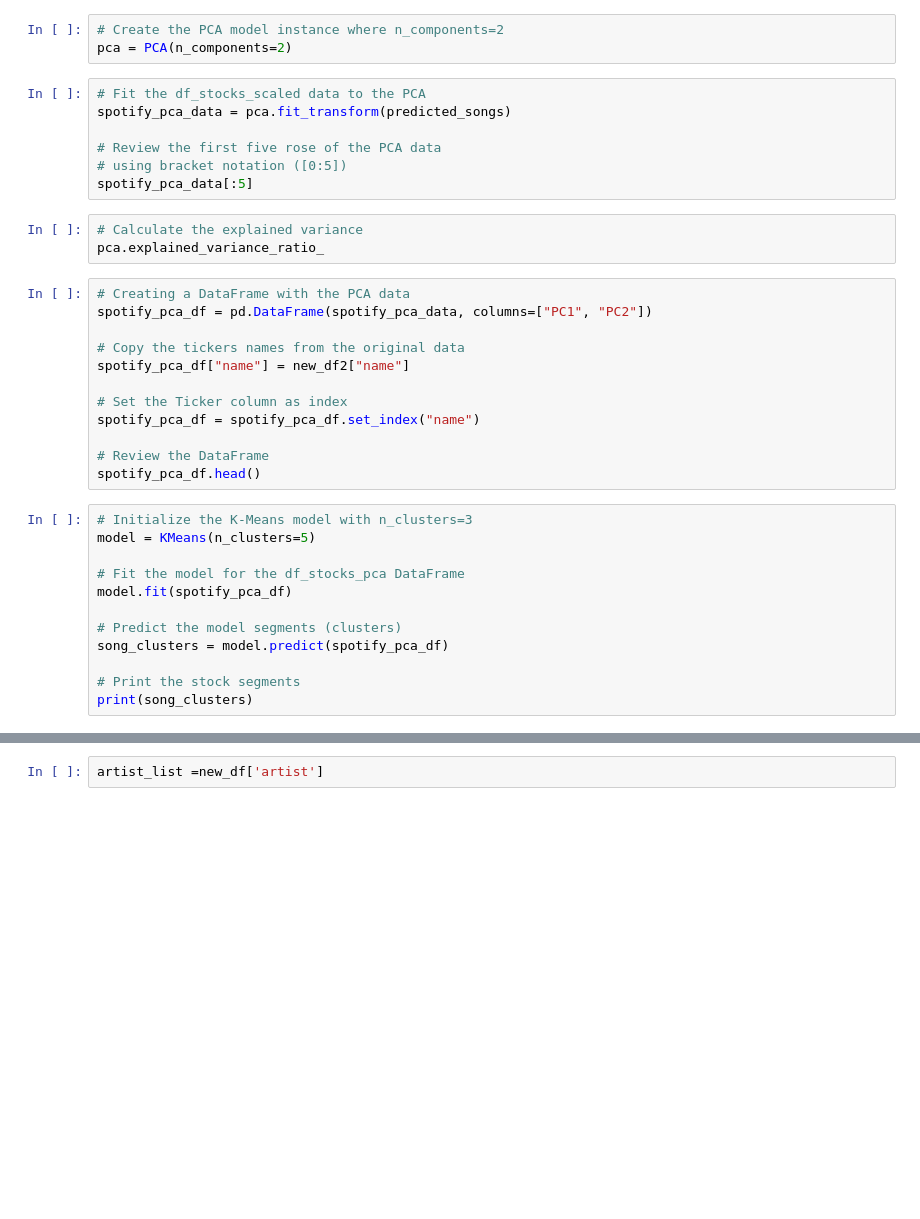
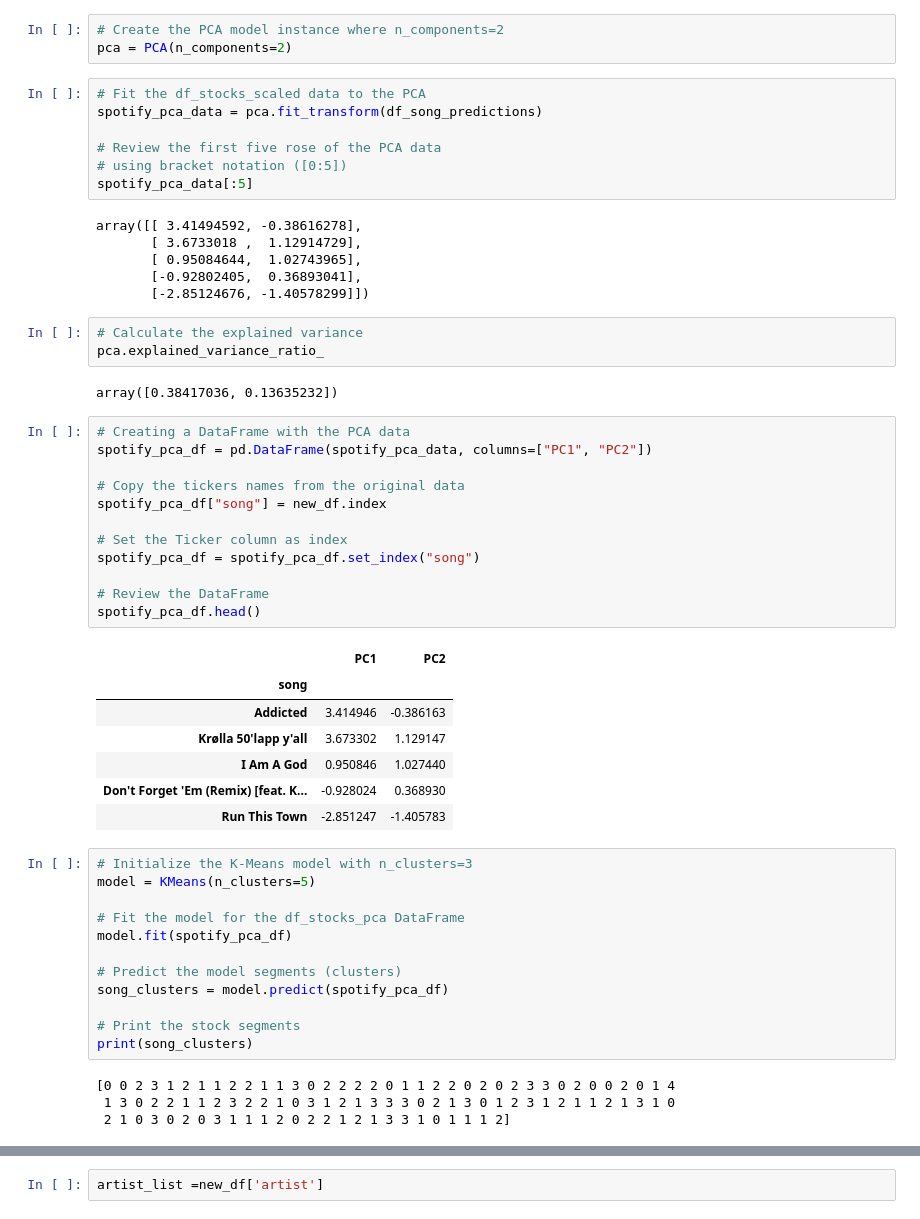
Before and after one commit to cmlee2/spotify-machine-learning-recommendation, a Jupyter notebook: MH_ML_Scaled_Song_Prediction.ipynb, the cells around one changed output, grey strips where cells are left out. Cells and saved outputs as stored; diff of their text form; blank space fills up the shorter version.

```diff
--- a/MH_ML_Scaled_Song_Prediction.ipynb
+++ b/MH_ML_Scaled_Song_Prediction.ipynb
@@ -84,26 +169,42 @@ predicted_songs
 pca = PCA(n_components=2)
 # %%
 # Fit the df_stocks_scaled data to the PCA
-spotify_pca_data = pca.fit_transform(predicted_songs)
+spotify_pca_data = pca.fit_transform(df_song_predictions)
 
 # Review the first five rose of the PCA data
 # using bracket notation ([0:5])
 spotify_pca_data[:5]
+# %% [output]
+array([[ 3.41494592, -0.38616278],
+       [ 3.6733018 ,  1.12914729],
+       [ 0.95084644,  1.02743965],
+       [-0.92802405,  0.36893041],
+       [-2.85124676, -1.40578299]])
 # %%
 # Calculate the explained variance
 pca.explained_variance_ratio_
+# %% [output]
+array([0.38417036, 0.13635232])
 # %%
 # Creating a DataFrame with the PCA data
 spotify_pca_df = pd.DataFrame(spotify_pca_data, columns=["PC1", "PC2"])
 
 # Copy the tickers names from the original data
-spotify_pca_df["name"] = new_df2["name"]
+spotify_pca_df["song"] = new_df.index
 
 # Set the Ticker column as index
-spotify_pca_df = spotify_pca_df.set_index("name")
+spotify_pca_df = spotify_pca_df.set_index("song")
 
 # Review the DataFrame
 spotify_pca_df.head()
+# %% [output]
+|  | PC1 | PC2 |
+| song |  |  |
+| Addicted | 3.414946 | -0.386163 |
+| Krølla 50'lapp y'all | 3.673302 | 1.129147 |
+| I Am A God | 0.950846 | 1.027440 |
+| Don't Forget 'Em (Remix) [feat. K... | -0.928024 | 0.368930 |
+| Run This Town | -2.851247 | -1.405783 |
 # %%
 # Initialize the K-Means model with n_clusters=3
 model = KMeans(n_clusters=5)
@@ -116,6 +217,10 @@ song_clusters = model.predict(spotify_pca_df)
 
 # Print the stock segments
 print(song_clusters)
+# %% [output]
+[0 0 2 3 1 2 1 1 2 2 1 1 3 0 2 2 2 2 0 1 1 2 2 0 2 0 2 3 3 0 2 0 0 2 0 1 4
+ 1 3 0 2 2 1 1 2 3 2 2 1 0 3 1 2 1 3 3 3 0 2 1 3 0 1 2 3 1 2 1 1 2 1 3 1 0
+ 2 1 0 3 0 2 0 3 1 1 1 2 0 2 2 1 2 1 3 3 1 0 1 1 1 2]
 # %%
 # Create a copy of the df_stocks_pca DataFrame and name it as df_stocks_pca_predictions
 spotify_pca_df_predictions = spotify_pca_df.copy()
```
Also changed, not shown: parts of 13 cells of this notebook, 1 other file.
